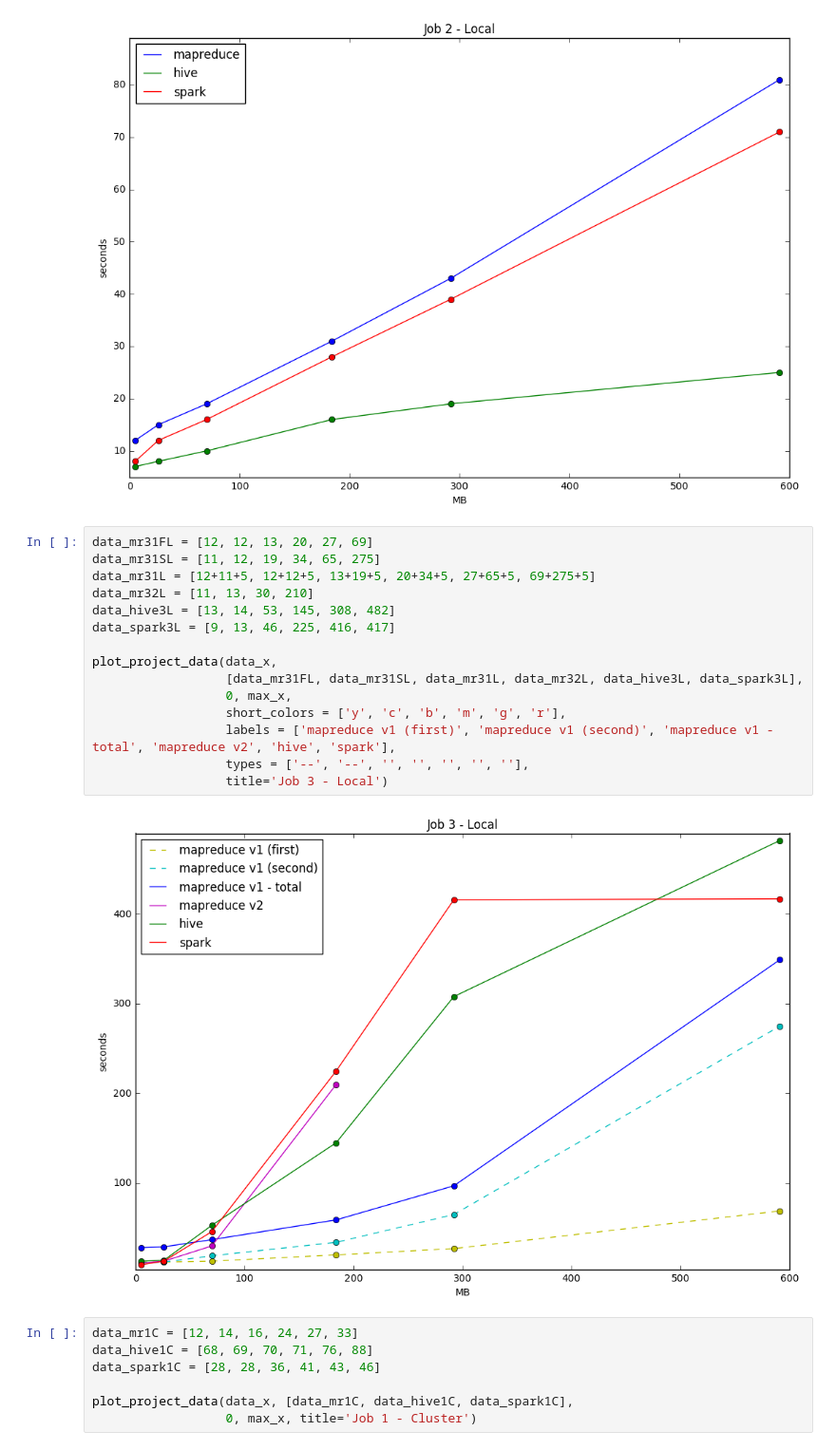
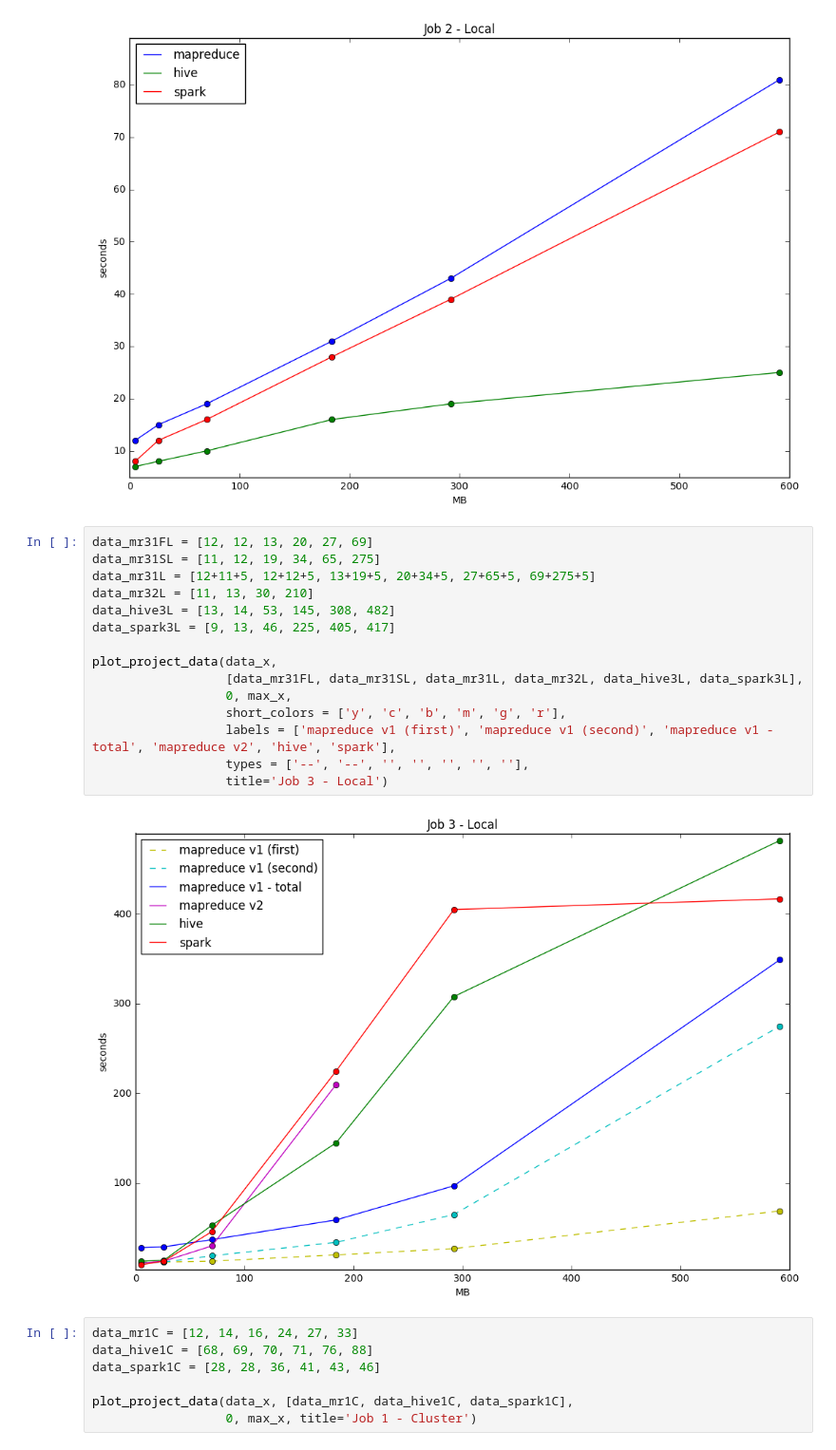
Before and after one commit to BigData-MielPops/Project1, a Jupyter notebook: plots.ipynb, the cells around one changed output. Shown at 95% size. Cells and saved outputs as stored; diff of their text form.

```diff
--- a/plots.ipynb
+++ b/plots.ipynb
@@ -48,20 +48,20 @@ plot_project_data(data_x, [data_mr2L, data_hive2L, data_spark2L],
 # %%
 data_mr31FL = [12, 12, 13, 20, 27, 69]
 data_mr31SL = [11, 12, 19, 34, 65, 275]
 data_mr31L = [12+11+5, 12+12+5, 13+19+5, 20+34+5, 27+65+5, 69+275+5]
 data_mr32L = [11, 13, 30, 210]
 data_hive3L = [13, 14, 53, 145, 308, 482]
-data_spark3L = [9, 13, 46, 225, 416, 417]
+data_spark3L = [9, 13, 46, 225, 405, 417]
 
 plot_project_data(data_x,
                   [data_mr31FL, data_mr31SL, data_mr31L, data_mr32L, data_hive3L, data_spark3L],
                   0, max_x,
                   short_colors = ['y', 'c', 'b', 'm', 'g', 'r'],
                   labels = ['mapreduce v1 (first)', 'mapreduce v1 (second)', 'mapreduce v1 - total', 'mapreduce v2', 'hive', 'spark'],
                   types = ['--', '--', '', '', '', '', ''],
                   title='Job 3 - Local')
 # %% [output]
-[figure, old version]
+[figure, new version]
 # %%
 data_mr1C = [12, 14, 16, 24, 27, 33]
 data_hive1C = [68, 69, 70, 71, 76, 88]
```
Also changed, not shown: parts of 2 cells of this notebook, 6 other files.
